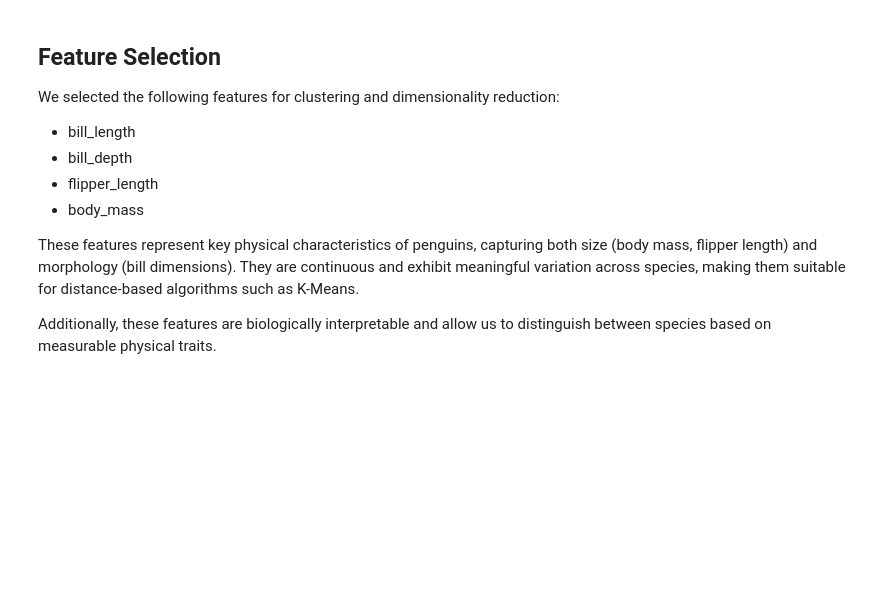
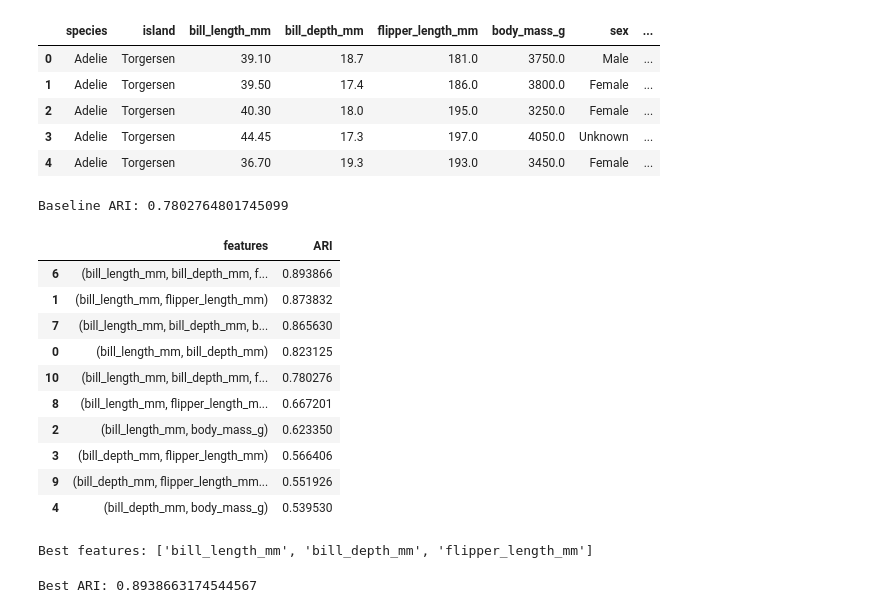
Before and after one commit to Bao-Tien2k6/comp4010-penguins-dashboard, a Jupyter notebook: ML implementation/ML.ipynb, the cells around one changed output. Drawn from its saved outputs; the diff is of its cells as text; code cells hidden in the pictures; blank space fills up the shorter version.

```diff
--- a/ML implementation/ML.ipynb
+++ b/ML implementation/ML.ipynb
@@ -1,4 +12,10 @@
 # %%
-import pandas as pd
-df= pd.read_csv("./data/processed/penguins_cleaned.csv")
+df= pd.read_csv("penguins_cleaned.csv")
 df.head()
+# %% [output]
+|  | species | island | bill_length_mm | bill_depth_mm | flipper_length_mm | body_mass_g | sex | ... |
+| 0 | Adelie | Torgersen | 39.10 | 18.7 | 181.0 | 3750.0 | Male | ... |
+| 1 | Adelie | Torgersen | 39.50 | 17.4 | 186.0 | 3800.0 | Female | ... |
+| 2 | Adelie | Torgersen | 40.30 | 18.0 | 195.0 | 3250.0 | Female | ... |
+| 3 | Adelie | Torgersen | 44.45 | 17.3 | 197.0 | 4050.0 | Unknown | ... |
+| 4 | Adelie | Torgersen | 36.70 | 19.3 | 193.0 | 3450.0 | Female | ... |
@@ -19,13 +21,0 @@ X_scaled = scaler.fit_transform(X)
-# %% [markdown]
-## Feature Selection
-
-We selected the following features for clustering and dimensionality reduction:
-
-- bill_length
-- bill_depth
-- flipper_length
-- body_mass
-
-These features represent key physical characteristics of penguins, capturing both size (body mass, flipper length) and morphology (bill dimensions). They are continuous and exhibit meaningful variation across species, making them suitable for distance-based algorithms such as K-Means.
-
-Additionally, these features are biologically interpretable and allow us to distinguish between species based on measurable physical traits.
@@ -31,0 +24,13 @@ Additionally, these features are biologically interpretable and allow us to dist
+# %%
+# Baseline ARI (naively choose 4 initial features)
+baseline_features = ['bill_length_mm', 'bill_depth_mm', 'flipper_length_mm', 'body_mass_g']
+
+X_base = df[baseline_features]
+X_base_scaled = StandardScaler().fit_transform(X_base)
+
+labels_base = KMeans(n_clusters=3, random_state=42).fit_predict(X_base_scaled)
+
+ari_base = adjusted_rand_score(df['species'], labels_base)
+print("Baseline ARI:", ari_base)
+# %% [output]
+Baseline ARI: 0.7802764801745099
@@ -32,10 +60,41 @@ Additionally, these features are biologically interpretable and allow us to dist
+# %%
+results_df = pd.DataFrame(results)
+results_df = results_df.sort_values(by='ARI', ascending=False)
+
+results_df.head(10)
+# %% [output]
+|  | features | ARI |
+| 6 | (bill_length_mm, bill_depth_mm, f... | 0.893866 |
+| 1 | (bill_length_mm, flipper_length_mm) | 0.873832 |
+| 7 | (bill_length_mm, bill_depth_mm, b... | 0.865630 |
+| 0 | (bill_length_mm, bill_depth_mm) | 0.823125 |
+| 10 | (bill_length_mm, bill_depth_mm, f... | 0.780276 |
+| 8 | (bill_length_mm, flipper_length_m... | 0.667201 |
+| 2 | (bill_length_mm, body_mass_g) | 0.623350 |
+| 3 | (bill_depth_mm, flipper_length_mm) | 0.566406 |
+| 9 | (bill_depth_mm, flipper_length_mm... | 0.551926 |
+| 4 | (bill_depth_mm, body_mass_g) | 0.539530 |
+# %%
+# Best combination
+best_features = list(results_df.iloc[0]['features'])
+print("Best features:", best_features)
+# %% [output]
+Best features: ['bill_length_mm', 'bill_depth_mm', 'flipper_length_mm']
 # %%
-# Train Clustering (K-Means)
-from sklearn.cluster import KMeans
+# Rerun pipeline
+features = best_features
+X = df[features]
+
+scaler = StandardScaler()
+X_scaled = scaler.fit_transform(X)
 
 kmeans = KMeans(n_clusters=3, random_state=42)
 labels = kmeans.fit_predict(X_scaled)
-df['cluster'] = labels
+
+ari = adjusted_rand_score(df['species'], labels)
+print("Best ARI:", ari)
+# %% [output]
+Best ARI: 0.8938663174544567
 # %%
 # Evaluation
 from sklearn.metrics import silhouette_score
```
Also changed, not shown: parts of 20 cells of this notebook.
